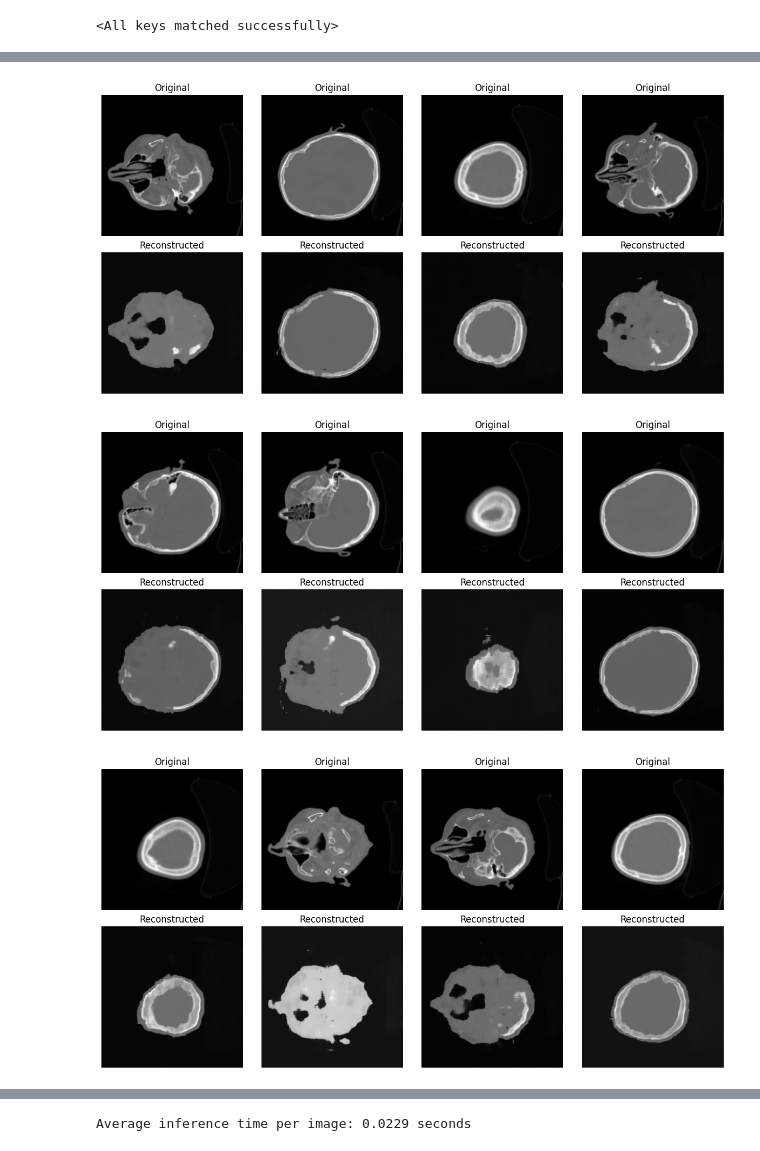
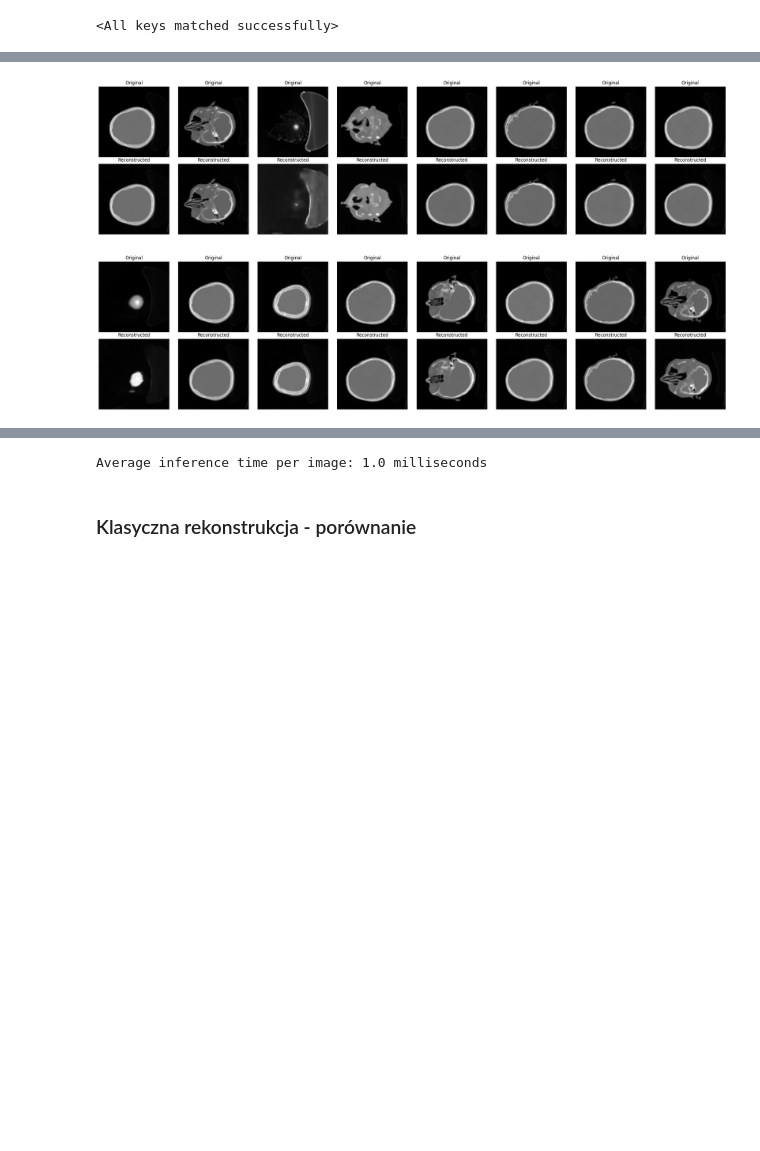
Before and after one commit to kam45x/TomoML, a Jupyter notebook: src/test_model.ipynb, the cells around one changed output, grey strips where cells are left out. Cells and saved outputs as stored; diff of their text form; code cells hidden in the pictures; blank space fills up the shorter version.

Commit message:
Pix2Pix 128 model trained

```diff
--- a/src/test_model.ipynb
+++ b/src/test_model.ipynb
@@ -16,9 +16,9 @@ from dival import get_standard_dataset
 
 dataset = get_standard_dataset(
     "custom",
-    data_path="../data/dataset_S2010",
-    sinogram_shape=(512, 365),
-    image_shape=(256, 256),
+    data_path="../data/dataset_S2010_128",
+    sinogram_shape=(256, 183),
+    image_shape=(128, 128),
     parts_len={"train": 128, "validation": 16, "test": 17},
     impl="skimage",
 )
@@ -39,7 +39,7 @@ from models.Pix2Pix_256_V1 import UnetGenerator
 # %%
 generator = UnetGenerator().to(device)
 
-checkpoint = torch.load("../models/256x256_0212_pix2pix.pth", map_location=device)
+checkpoint = torch.load("../models/128x128_1412_pix2pix.pth", map_location=device)
 
 generator.load_state_dict(checkpoint)
 # %% [output]
@@ -55,9 +55,33 @@ Number of trainable parameters: 7336545
 import math
 import numpy as np
 
+
 def calculate_psnr(img1, img2, max_val=1.0):
-    mse = np.mean((img1 - img2) ** 2)
+    img1_np = img1.squeeze().cpu().numpy()
+    img2_np = img2.squeeze().cpu().numpy()
+    mse = np.mean((img1_np - img2_np) ** 2)
     if mse == 0:
-        return float('inf')
+        return float("inf")
     return 20 * math.log10(max_val) - 10 * math.log10(mse)
+
+
+def calculate_mse(img1, img2):
+    return F.mse_loss(img1, img2).item()
+
+
+def calculate_ssim(img1, img2):
+    img1_np = img1.squeeze().cpu().numpy()
+    img2_np = img2.squeeze().cpu().numpy()
+    ssim_value = ssim(img1_np, img2_np, data_range=img1_np.max() - img1_np.min())
+    # Ensure we return only the scalar score.
+    if isinstance(ssim_value, (tuple, list)):
+        ssim_value = ssim_value[0]
+    return float(ssim_value)
+# %%
+def hu_window(tensor, a=-200, b=200):
+    # tensor in (0,1) representing HU [-1024, 3071]
+    hu = tensor * (3071 + 1024) - 1024
+    hu = torch.clamp(hu, a, b)
+    hu = (hu - a) / (b - a)
+    return hu
 # %%
@@ -123,34 +159,33 @@ def show_reconstructed_images(model, dataloader, device, num_images=5):
             n = min(batch_size, num_images - shown)
 
             # Create a figure with 2 rows: original and reconstructed
             fig, axes = plt.subplots(nrows=2, ncols=n, figsize=(3 * n, 6))
 
             for i in range(n):
                 # Original image
                 axes[0, i].imshow(img[i].cpu().numpy().squeeze(), cmap="gray")
                 axes[0, i].set_title("Original")
                 axes[0, i].axis("off")
 
                 # Reconstructed image
                 axes[1, i].imshow(output[i].cpu().numpy().squeeze(), cmap="gray")
                 axes[1, i].set_title("Reconstructed")
                 axes[1, i].axis("off")
 
             plt.tight_layout()
             plt.show()
 
             shown += n
             if shown >= num_images:
                 break
 
     average_inference_time = sum(inference_times) / len(inference_times)
     print(
-        f"Average inference time per image: {(average_inference_time / batch_size):.4f} seconds"
+        f"Average inference time per image: {(1000 * average_inference_time / batch_size):.2f} milliseconds"
     )
 
 
 show_reconstructed_images(generator, test_loader, device, num_images=16)
 # %% [output]
-[figure, old version]
+[figure, new version]
-[figure, old version]
+[figure, new version]
-[figure, removed]
@@ -158 +192,3 @@ show_reconstructed_images(generator, test_loader, device, num_images=16)
-Average inference time per image: 0.0229 seconds
+Average inference time per image: 1.0 milliseconds
+# %% [markdown]
+### Klasyczna rekonstrukcja - porównanie
```
Also changed, not shown: parts of 6 cells of this notebook, 4 other files.
